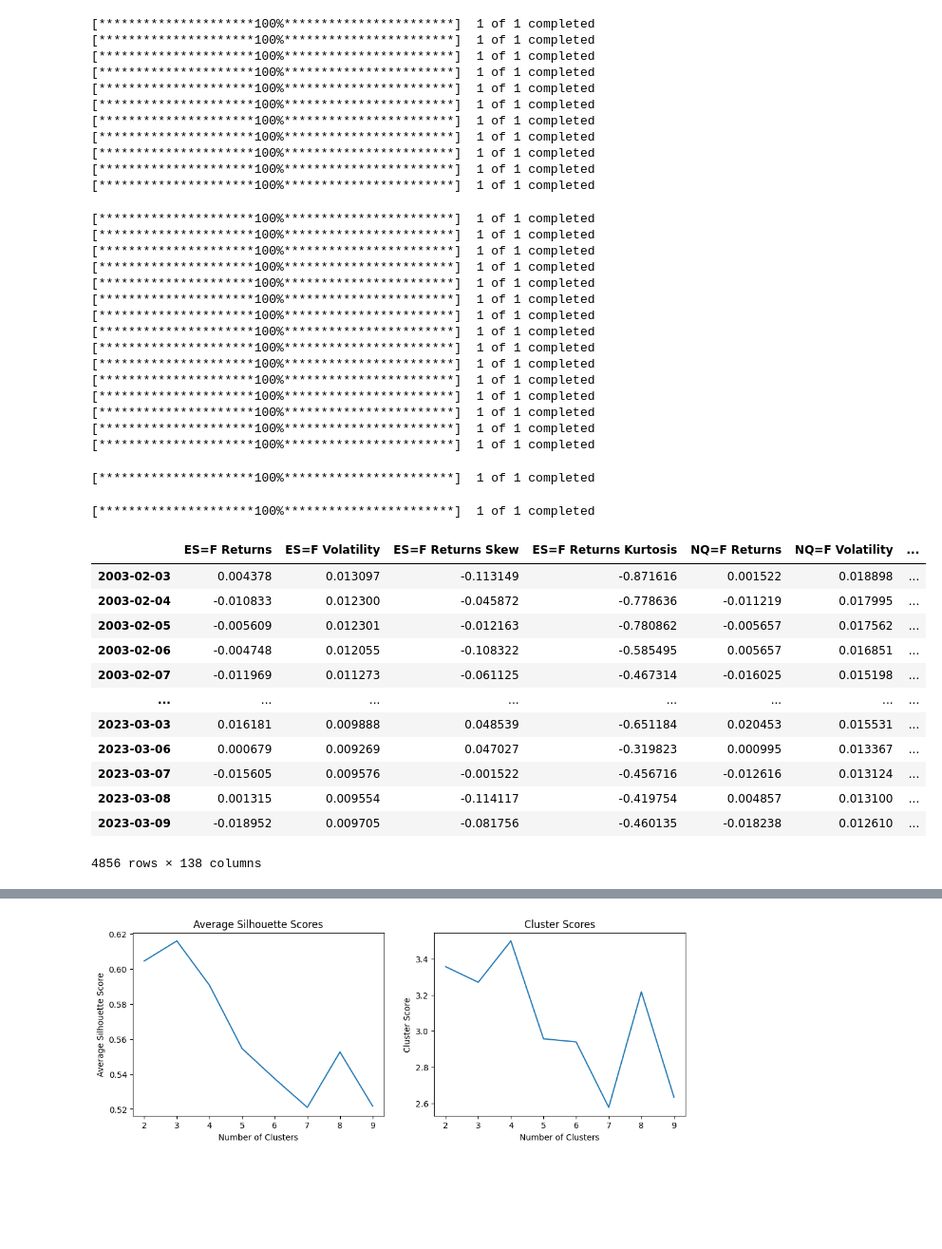
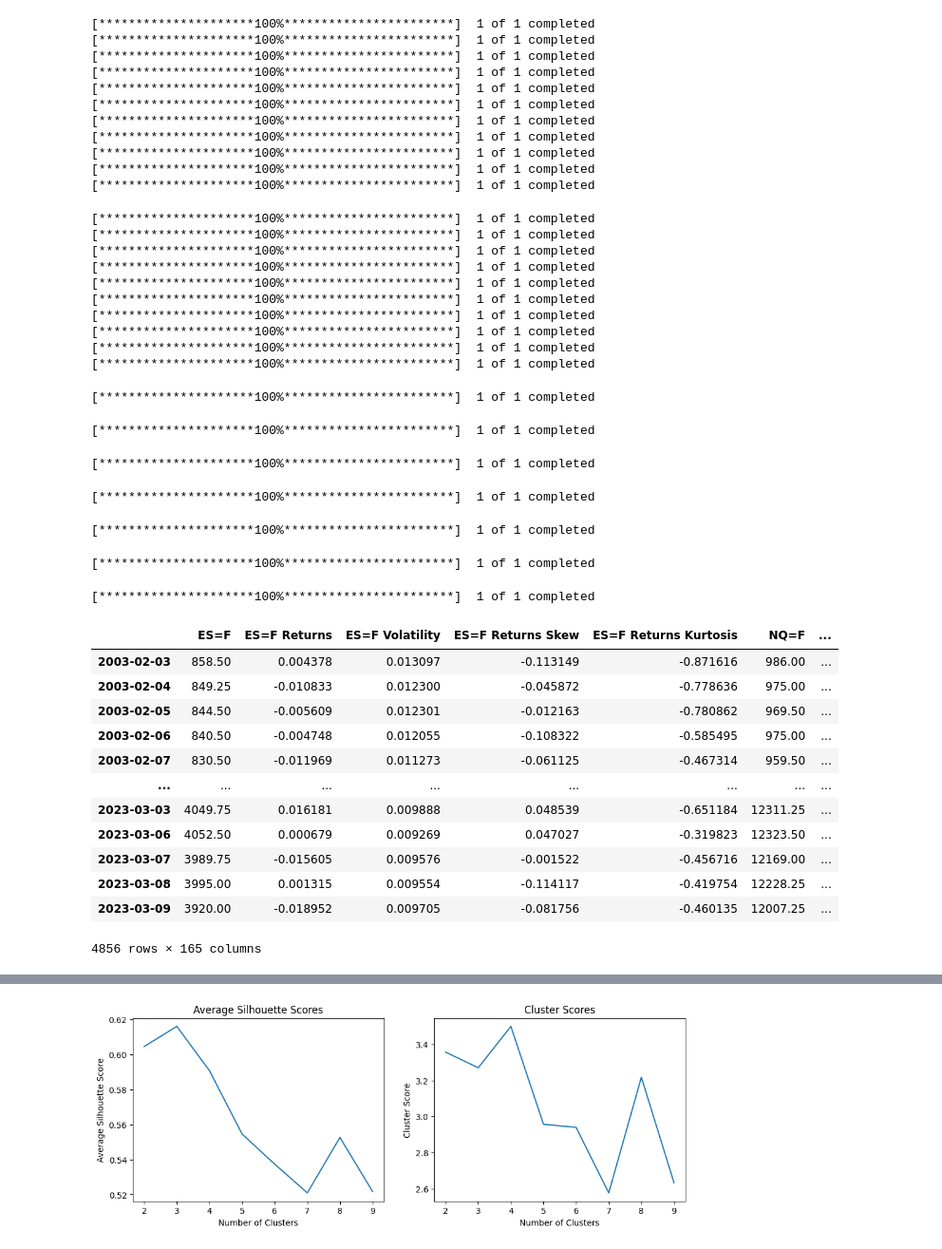
Before and after one commit to waverider0/trading-data-thing, a Jupyter notebook: macro_dtw.ipynb, the cells around one changed output, grey strips where cells are left out. Shown at 95% size. Drawn from its saved outputs; the diff is of its cells as text; code cells hidden in the pictures; blank space fills up the shorter version.

```diff
--- a/macro_dtw.ipynb
+++ b/macro_dtw.ipynb
@@ -83,6 +83,7 @@ for ticker in yfinance_tickers:
         yfinance_data[f'{ticker} Skew'] = price.rolling(21).skew()
         yfinance_data[f'{ticker} Kurtosis'] = price.rolling(21).kurt()
     else:
+        yfinance_data[ticker] = price
         yfinance_data[f'{ticker} Returns'] = log_rets
         yfinance_data[f'{ticker} Volatility'] = log_rets.rolling(21).std()
         yfinance_data[f'{ticker} Returns Skew'] = log_rets.rolling(21).skew()
@@ -103,51 +104,51 @@ fred_data = fred_data.ffill()
 
 df = pd.concat([yfinance_data, fred_data], axis=1)
 df = df.loc[start:end]
 df = df.apply(pd.to_numeric, errors='coerce')
 df = df.dropna()
 df
 # %% [output]
 [*********************100%***********************]  1 of 1 completed
 [*********************100%***********************]  1 of 1 completed
 [*********************100%***********************]  1 of 1 completed
 [*********************100%***********************]  1 of 1 completed
 [*********************100%***********************]  1 of 1 completed
 [*********************100%***********************]  1 of 1 completed
 [*********************100%***********************]  1 of 1 completed
 [*********************100%***********************]  1 of 1 completed
 [*********************100%***********************]  1 of 1 completed
 [*********************100%***********************]  1 of 1 completed
 [*********************100%***********************]  1 of 1 completed
 [*********************100%***********************]  1 of 1 completed
 [*********************100%***********************]  1 of 1 completed
 [*********************100%***********************]  1 of 1 completed
 [*********************100%***********************]  1 of 1 completed
 [*********************100%***********************]  1 of 1 completed
 [*********************100%***********************]  1 of 1 completed
 [*********************100%***********************]  1 of 1 completed
 [*********************100%***********************]  1 of 1 completed
 [*********************100%***********************]  1 of 1 completed
 [*********************100%***********************]  1 of 1 completed
-[*********************100%***********************]  1 of 1 completed
-[*********************100%***********************]  1 of 1 completed
-[*********************100%***********************]  1 of 1 completed
-[*********************100%***********************]  1 of 1 completed
-[*********************100%***********************]  1 of 1 completed
 [*********************100%***********************]  1 of 1 completed
 [*********************100%***********************]  1 of 1 completed
+[*********************100%***********************]  1 of 1 completed
+[*********************100%***********************]  1 of 1 completed
+[*********************100%***********************]  1 of 1 completed
+[*********************100%***********************]  1 of 1 completed
+[*********************100%***********************]  1 of 1 completed
-|  | ES=F Returns | ES=F Volatility | ES=F Returns Skew | ES=F Returns Kurtosis | NQ=F Returns | NQ=F Volatility | ... |
-| 2003-02-03 | 0.004378 | 0.013097 | -0.113149 | -0.871616 | 0.001522 | 0.018898 | ... |
-| 2003-02-04 | -0.010833 | 0.012300 | -0.045872 | -0.778636 | -0.011219 | 0.017995 | ... |
-| 2003-02-05 | -0.005609 | 0.012301 | -0.012163 | -0.780862 | -0.005657 | 0.017562 | ... |
-| 2003-02-06 | -0.004748 | 0.012055 | -0.108322 | -0.585495 | 0.005657 | 0.016851 | ... |
-| 2003-02-07 | -0.011969 | 0.011273 | -0.061125 | -0.467314 | -0.016025 | 0.015198 | ... |
+|  | ES=F | ES=F Returns | ES=F Volatility | ES=F Returns Skew | ES=F Returns Kurtosis | NQ=F | ... |
+| 2003-02-03 | 858.50 | 0.004378 | 0.013097 | -0.113149 | -0.871616 | 986.00 | ... |
+| 2003-02-04 | 849.25 | -0.010833 | 0.012300 | -0.045872 | -0.778636 | 975.00 | ... |
+| 2003-02-05 | 844.50 | -0.005609 | 0.012301 | -0.012163 | -0.780862 | 969.50 | ... |
+| 2003-02-06 | 840.50 | -0.004748 | 0.012055 | -0.108322 | -0.585495 | 975.00 | ... |
+| 2003-02-07 | 830.50 | -0.011969 | 0.011273 | -0.061125 | -0.467314 | 959.50 | ... |
 | ... | ... | ... | ... | ... | ... | ... | ... |
-| 2023-03-03 | 0.016181 | 0.009888 | 0.048539 | -0.651184 | 0.020453 | 0.015531 | ... |
-| 2023-03-06 | 0.000679 | 0.009269 | 0.047027 | -0.319823 | 0.000995 | 0.013367 | ... |
-| 2023-03-07 | -0.015605 | 0.009576 | -0.001522 | -0.456716 | -0.012616 | 0.013124 | ... |
-| 2023-03-08 | 0.001315 | 0.009554 | -0.114117 | -0.419754 | 0.004857 | 0.013100 | ... |
-| 2023-03-09 | -0.018952 | 0.009705 | -0.081756 | -0.460135 | -0.018238 | 0.012610 | ... |
+| 2023-03-03 | 4049.75 | 0.016181 | 0.009888 | 0.048539 | -0.651184 | 12311.25 | ... |
+| 2023-03-06 | 4052.50 | 0.000679 | 0.009269 | 0.047027 | -0.319823 | 12323.50 | ... |
+| 2023-03-07 | 3989.75 | -0.015605 | 0.009576 | -0.001522 | -0.456716 | 12169.00 | ... |
+| 2023-03-08 | 3995.00 | 0.001315 | 0.009554 | -0.114117 | -0.419754 | 12228.25 | ... |
+| 2023-03-09 | 3920.00 | -0.018952 | 0.009705 | -0.081756 | -0.460135 | 12007.25 | ... |
-4856 rows × 138 columns
+4856 rows × 165 columns
 # %%
 import numpy as np
 from tslearn.clustering import TimeSeriesKMeans
```
Also changed, not shown: parts of 5 cells of this notebook, 4 other files.
